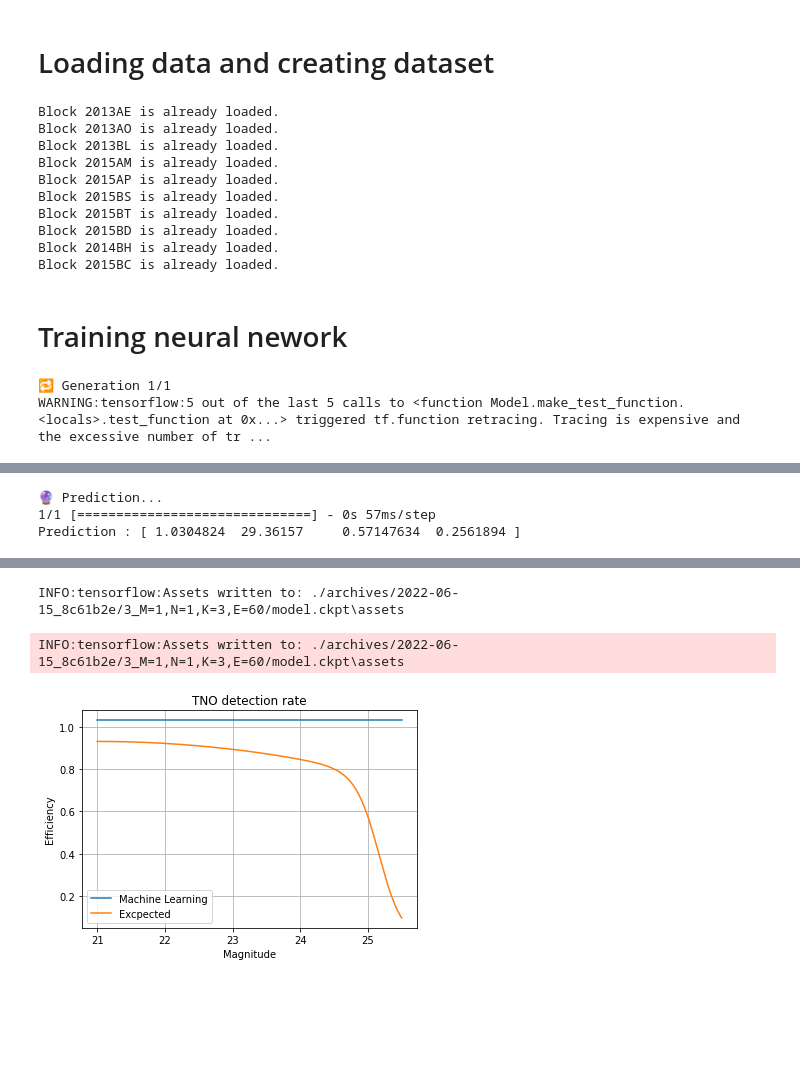
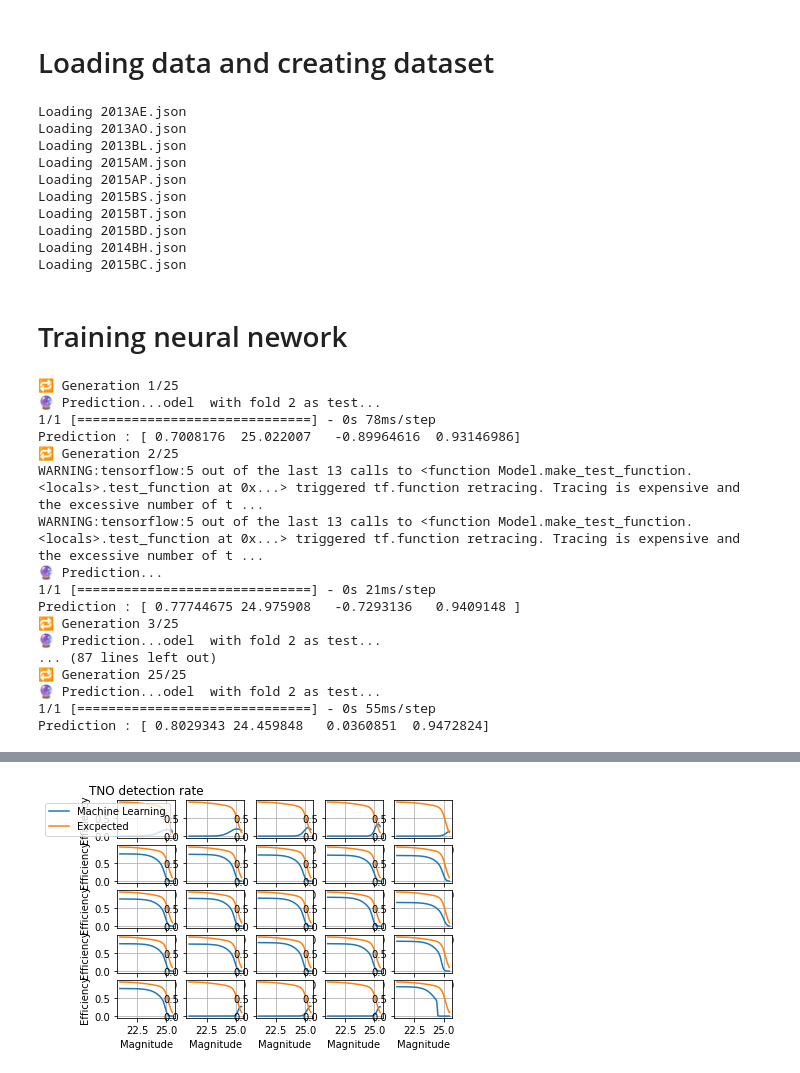
Before and after one commit to Leirof/M1-TNO_Detection_Efficiency, a Jupyter notebook: train_ai.ipynb, the cells around one changed output, grey strips where cells are left out. Cells and saved outputs as stored; diff of their text form; code cells hidden in the pictures; blank space fills up the shorter version.

```diff
--- a/train_ai.ipynb
+++ b/train_ai.ipynb
@@ -1,9 +1,9 @@
 # %% [markdown]
 # Parameters
 # %%
-subset_multiplier = 1 # increase the size of the subset by taking random composition of CCD
+subset_multiplier = 100 # increase the size of the subset by taking random composition of CCD
 epoch = 60              # number of epochs for each AI
-n = 1                  # number of loops for the genertic algorithm
+n = 25                  # number of loops for the genertic algorithm
 K = 3                   # number of folds (= number of independant AI per generation)
 
 train_prop = 0.7        # proportion of the dataset used for training
@@ -65,16 +65,16 @@ mean = data[:,:-4].mean()
 std  = data[:,:-4].std()
 data[:,:-4] = (data[:,:-4] - mean) / std
 # %% [output]
-Block 2013AE is already loaded.
-Block 2013AO is already loaded.
-Block 2013BL is already loaded.
-Block 2015AM is already loaded.
-Block 2015AP is already loaded.
-Block 2015BS is already loaded.
-Block 2015BT is already loaded.
-Block 2015BD is already loaded.
-Block 2014BH is already loaded.
-Block 2015BC is already loaded.
+Loading 2013AE.json
+Loading 2013AO.json
+Loading 2013BL.json
+Loading 2015AM.json
+Loading 2015AP.json
+Loading 2015BS.json
+Loading 2015BT.json
+Loading 2015BD.json
+Loading 2014BH.json
+Loading 2015BC.json
 # %% [markdown]
 # Training neural nework
 # %%
@@ -82,6 +82,10 @@ model = None
 minScore = None
 path = archive.new(name = archive.description(M = subset_multiplier, N = n, K = K, E = epoch))
 output = open(f"{path}/ouput.csv","w")
+
+output.write("Generation, ")
+for j in np.arange(K): output.write(f"Score of model {j}, ")
+output.write("Average, Score retained\n")
 
 # Loop over generations (genetic algorithm)
 for i in range(n):
@@ -132,19 +136,17 @@ for i in range(n):
 
     scores.append(models[j].evaluate(x_test[j], y_test[j], verbose=0))
 
-  output.write("Generation; ")
-  for j in np.arange(len(scores)): output.write(f"Score of model {j};")
-  output.write("Score retained\n")
-
-  output.write(f"{i+1}; ")
+  output.write(f"{i+1}, ")
   if minScore is None: minScore = scores[0][0]
   if model is None: model = models[0]
+  average = 0
   for j,s in enumerate(scores):
-    output.write(f"{s[0]}; ")
+    output.write(f"{s[0]}, ")
+    average += s[0]/K
     if s[0] < minScore:
       minScore = s[0]
       model = models[j]
-  output.write(f"{minScore}\n")
+  output.write(f"{average}, {minScore}\n")
 
   ################################################################################
   # Making new prediction
@@ -182,5 +184,20 @@ plt.savefig(f"{path}/tno_efficiency_rate.png")
 model.save(f"{path}/model.ckpt")
 plt.show()
 # %% [output]
-🔁 Generation 1/1
-WARNING:tensorflow:5 out of the last 5 calls to <function Model.make_test_function.<locals>.test_function at 0x...> triggered tf.function retracing. Tracing is expensive and the excessive number of tr ...
+🔁 Generation 1/25
+🔮 Prediction...odel  with fold 2 as test...
+1/1 [==============================] - 0s 78ms/step
+Prediction : [ 0.7008176  25.022007   -0.89964616  0.93146986]
+🔁 Generation 2/25
+WARNING:tensorflow:5 out of the last 13 calls to <function Model.make_test_function.<locals>.test_function at 0x...> triggered tf.function retracing. Tracing is expensive and the excessive number of t ...
+WARNING:tensorflow:5 out of the last 13 calls to <function Model.make_test_function.<locals>.test_function at 0x...> triggered tf.function retracing. Tracing is expensive and the excessive number of t ...
+🔮 Prediction...
+1/1 [==============================] - 0s 21ms/step
+Prediction : [ 0.77744675 24.975908   -0.7293136   0.9409148 ]
+🔁 Generation 3/25
+🔮 Prediction...odel  with fold 2 as test...
+... (87 lines left out)
+🔁 Generation 25/25
+🔮 Prediction...odel  with fold 2 as test...
+1/1 [==============================] - 0s 55ms/step
+Prediction : [ 0.8029343 24.459848   0.0360851  0.9472824]
@@ -190,3 +206,0 @@ WARNING:tensorflow:6 out of the last 6 calls to <function Model.make_test_functi
-🔮 Prediction...
-1/1 [==============================] - 0s 57ms/step
-Prediction : [ 1.0304824  29.36157     0.57147634  0.2561894 ]
@@ -194,3 +207 @@ WARNING:absl:Function `_wrapped_model` contains input name(s) InputLayer with un
-INFO:tensorflow:Assets written to: ./archives/2022-06-15_8c61b2e/3_M=1,N=1,K=3,E=60/model.ckpt\assets
-INFO:tensorflow:Assets written to: ./archives/2022-06-15_8c61b2e/3_M=1,N=1,K=3,E=60/model.ckpt\assets
-[figure, old version]
+[figure, new version]
```
Also changed, not shown: parts of 1 cell of this notebook, 24 other files.
